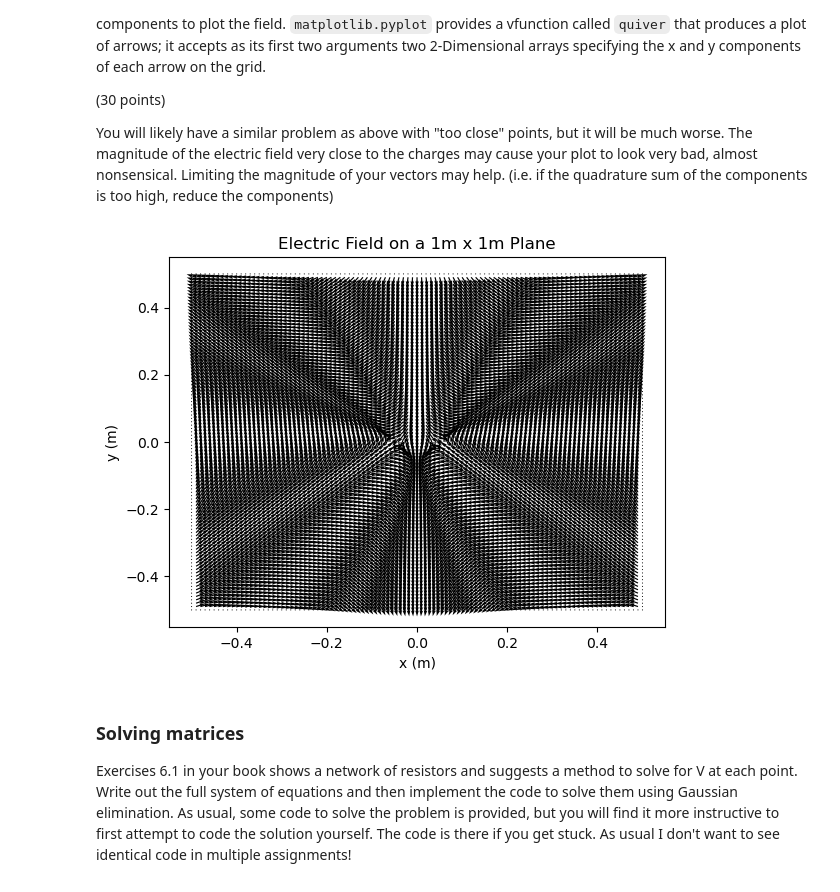
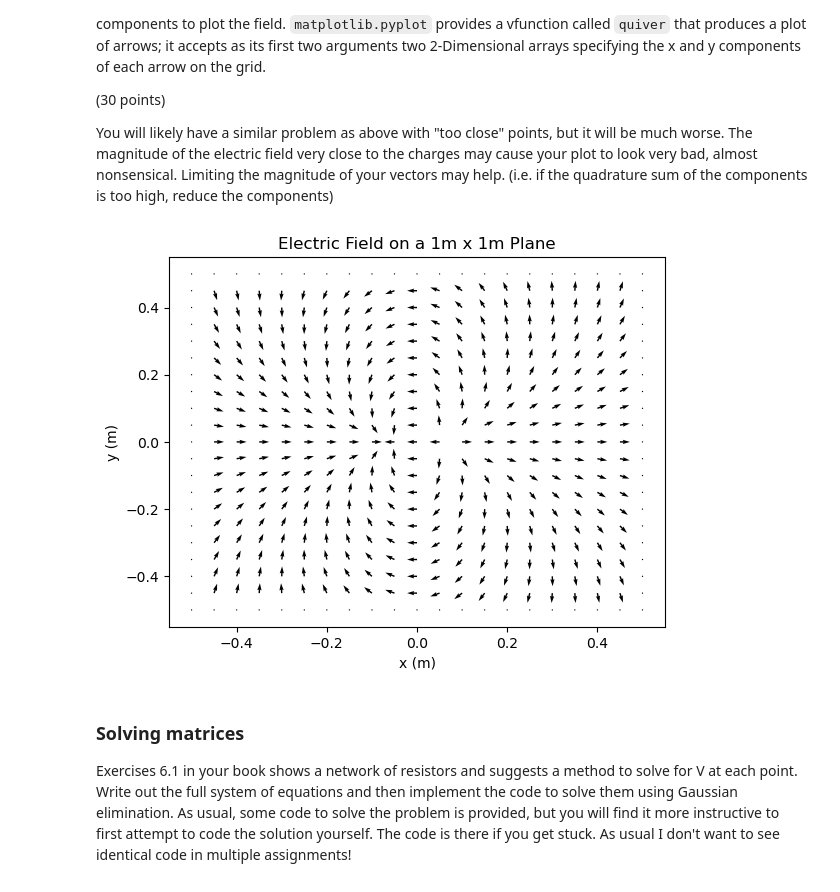
Before and after one commit to devtcu/Computational-Physics, a Jupyter notebook: HW3/Homework3.ipynb, the cells around one changed output. Drawn from its saved outputs; the diff is of its cells as text; code cells hidden in the pictures.

```diff
--- a/HW3/Homework3.ipynb
+++ b/HW3/Homework3.ipynb
@@ -101,40 +101,59 @@ Visualizing this electric field is a bit trickier, since the field has both magn
 
 You will likely have a similar problem as above with "too close" points, but it will be much worse. The magnitude of the electric field very close to the charges may cause your plot to look very bad, almost nonsensical. Limiting the magnitude of your vectors may help. (i.e. if the quadrature sum of the components is too high, reduce the components)
 # %%
+
+q = 1
+epsilon = 8.85e-12
+dist = 0.1 # Distance between charges in meters
+grid_space = 0.05  # Grid spacing, also in meters
+
+# Let's create a grid of points using np.meshgrid!
+x = np.arange(-0.5, 0.5 + grid_space, grid_space)
+y = np.arange(-0.5, 0.5 + grid_space, grid_space)
+X, Y = np.meshgrid(x, y)
+
 
 V = np.zeros_like(X) # Creates an array of zeros with the same shape and type as the original
 
 for i in range(X.shape[0]): # Number of rows
     for j in range(X.shape[1]): # Nuumber of columns
         # Potential is given by the following
         V[i, j] = potential(X[i, j], Y[i, j], q, pos_pluscharge) - potential(X[i, j], Y[i, j], q, pos_negcharge)
 
 # Manually computing the electric field components using central differences
 Ex = np.zeros_like(V)
 Ey = np.zeros_like(V)
 h = 0.1
 
 for i in range(1, V.shape[0] - 1):
     for j in range(1, V.shape[1] - 1):
-        Ex[i, j] = -(V[i + 1, j] - V[i - 1, j]) / (1)
-        Ey[i, j] = -(V[i, j + 1] - V[i, j - 1]) / (1)
+
+
+        Ex[i, j] = -(V[i + 1, j] - V[i - 1, j]) / (h)
+        Ey[i, j] = -(V[i, j + 1] - V[i, j - 1]) / (h)
+
+        #put in if statemnt here to check (around 10e10)
+
+
+
+
 
 
 # Normalizinh the electric field vectors for better visualization
 magnitude = np.sqrt(Ex ** 2 + Ey ** 2) + epsilon # The epsilon takes care of a runtime warning
 Ex = Ex / magnitude
 Ey = Ey / magnitude
 
 
 # Plotting the electric field
 plt.figure()
-plt.quiver(X, Y, Ex, Ey, scale=50)
+plt.quiver(X, Y, Ey, Ex, scale=50)
 plt.xlabel('x (m)')
 plt.ylabel('y (m)')
 plt.title('Electric Field on a 1m x 1m Plane')
 plt.show()
 # %% [output]
-[figure, old version]
+[figure, new version]
 # %% [markdown]
 
 ### Solving matrices
```
Also changed, not shown: parts of 2 cells of this notebook.
